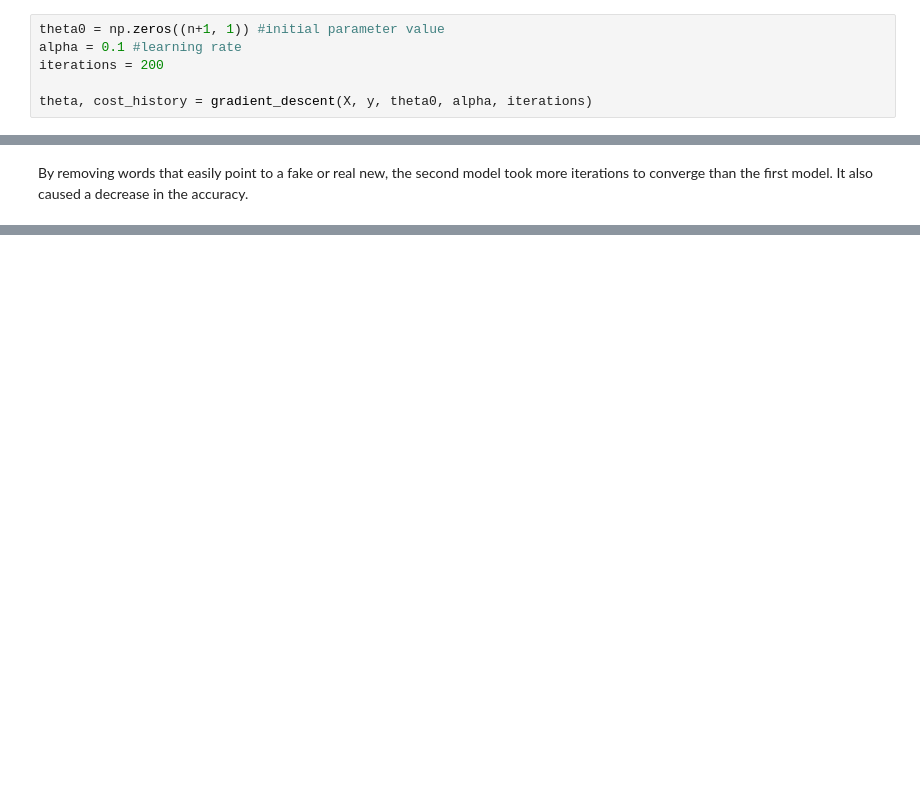
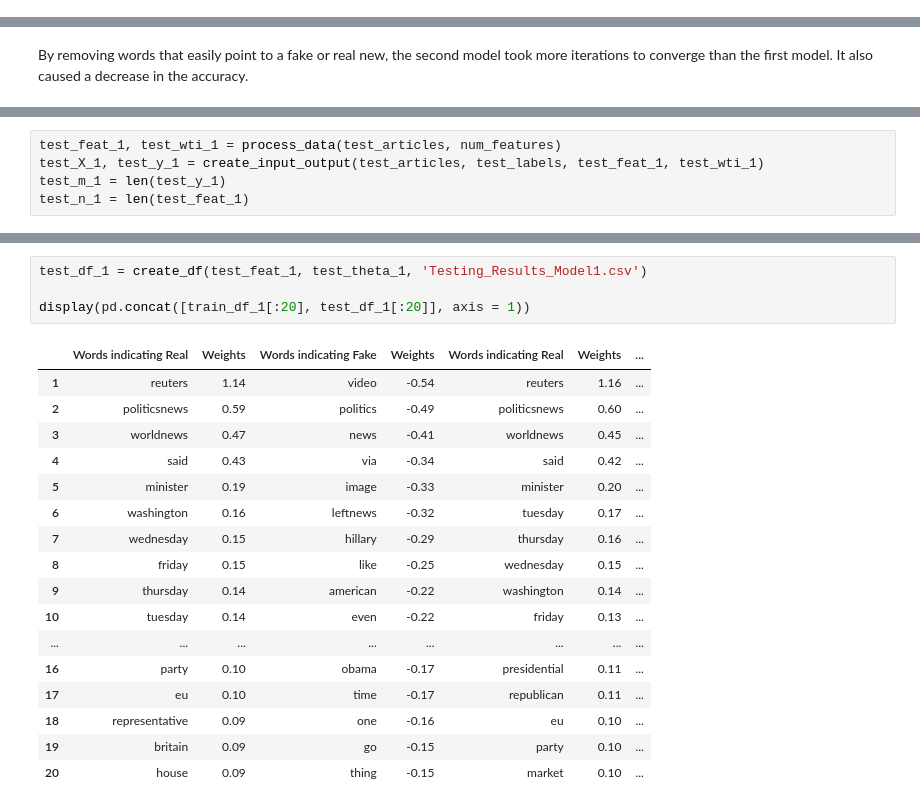
Before and after one commit to amanda-gonsalli/summer-2026-ML-foundations, a Jupyter notebook: projects/Binary Classification Problem/binary_classification_problem.ipynb, the cells around one changed output, grey strips where cells are left out. Drawn from its saved outputs; the diff is of its cells as text; blank space fills up the shorter version.

```diff
--- a/projects/Binary Classification Problem/binary_classification_problem.ipynb
+++ b/projects/Binary Classification Problem/binary_classification_problem.ipynb
@@ -92,6 +110,0 @@ def gradient_descent(X, y, theta, alpha, iterations):
-# %%
-theta0 = np.zeros((n+1, 1)) #initial parameter value
-alpha = 0.1 #learning rate
-iterations = 200
-
-theta, cost_history = gradient_descent(X, y, theta0, alpha, iterations)
@@ -371,0 +360,5 @@ In this section we'll use new articles to see how the two models will perform. I
+# %%
+test_feat_1, test_wti_1 = process_data(test_articles, num_features)
+test_X_1, test_y_1 = create_input_output(test_articles, test_labels, test_feat_1, test_wti_1)
+test_m_1 = len(test_y_1)
+test_n_1 = len(test_feat_1)
@@ -371,0 +380,22 @@ In this section we'll use new articles to see how the two models will perform. I
+# %%
+test_df_1 = create_df(test_feat_1, test_theta_1, 'Testing_Results_Model1.csv')
+
+display(pd.concat([train_df_1[:20], test_df_1[:20]], axis = 1))
+# %% [output]
+|  | Words indicating Real | Weights | Words indicating Fake | Weights | Words indicating Real | Weights | ... |
+| 1 | reuters | 1.14 | video | -0.54 | reuters | 1.16 | ... |
+| 2 | politicsnews | 0.59 | politics | -0.49 | politicsnews | 0.60 | ... |
+| 3 | worldnews | 0.47 | news | -0.41 | worldnews | 0.45 | ... |
+| 4 | said | 0.43 | via | -0.34 | said | 0.42 | ... |
+| 5 | minister | 0.19 | image | -0.33 | minister | 0.20 | ... |
+| 6 | washington | 0.16 | leftnews | -0.32 | tuesday | 0.17 | ... |
+| 7 | wednesday | 0.15 | hillary | -0.29 | thursday | 0.16 | ... |
+| 8 | friday | 0.15 | like | -0.25 | wednesday | 0.15 | ... |
+| 9 | thursday | 0.14 | american | -0.22 | washington | 0.14 | ... |
+| 10 | tuesday | 0.14 | even | -0.22 | friday | 0.13 | ... |
+| ... | ... | ... | ... | ... | ... | ... | ... |
+| 16 | party | 0.10 | obama | -0.17 | presidential | 0.11 | ... |
+| 17 | eu | 0.10 | time | -0.17 | republican | 0.11 | ... |
+| 18 | representative | 0.09 | one | -0.16 | eu | 0.10 | ... |
+| 19 | britain | 0.09 | go | -0.15 | party | 0.10 | ... |
+| 20 | house | 0.09 | thing | -0.15 | market | 0.10 | ... |
```
Also changed, not shown: parts of 31 cells of this notebook, 5 other files.
